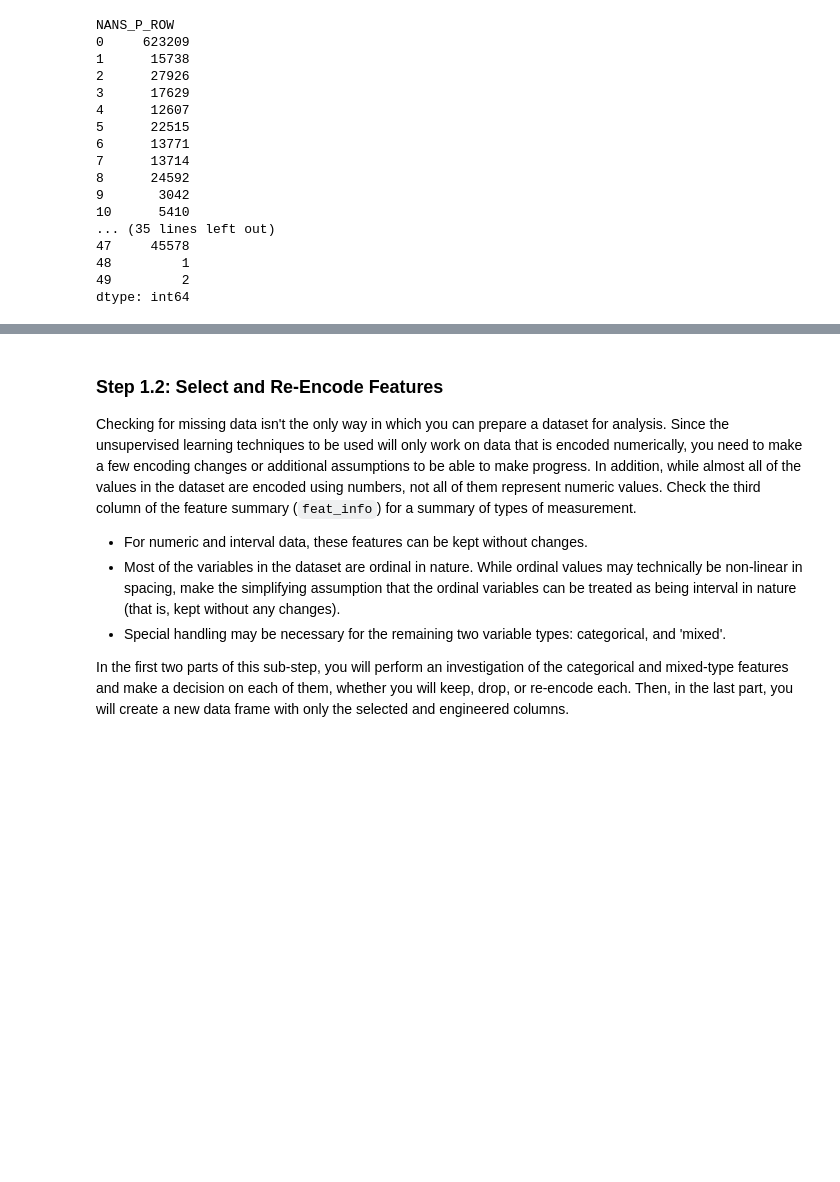
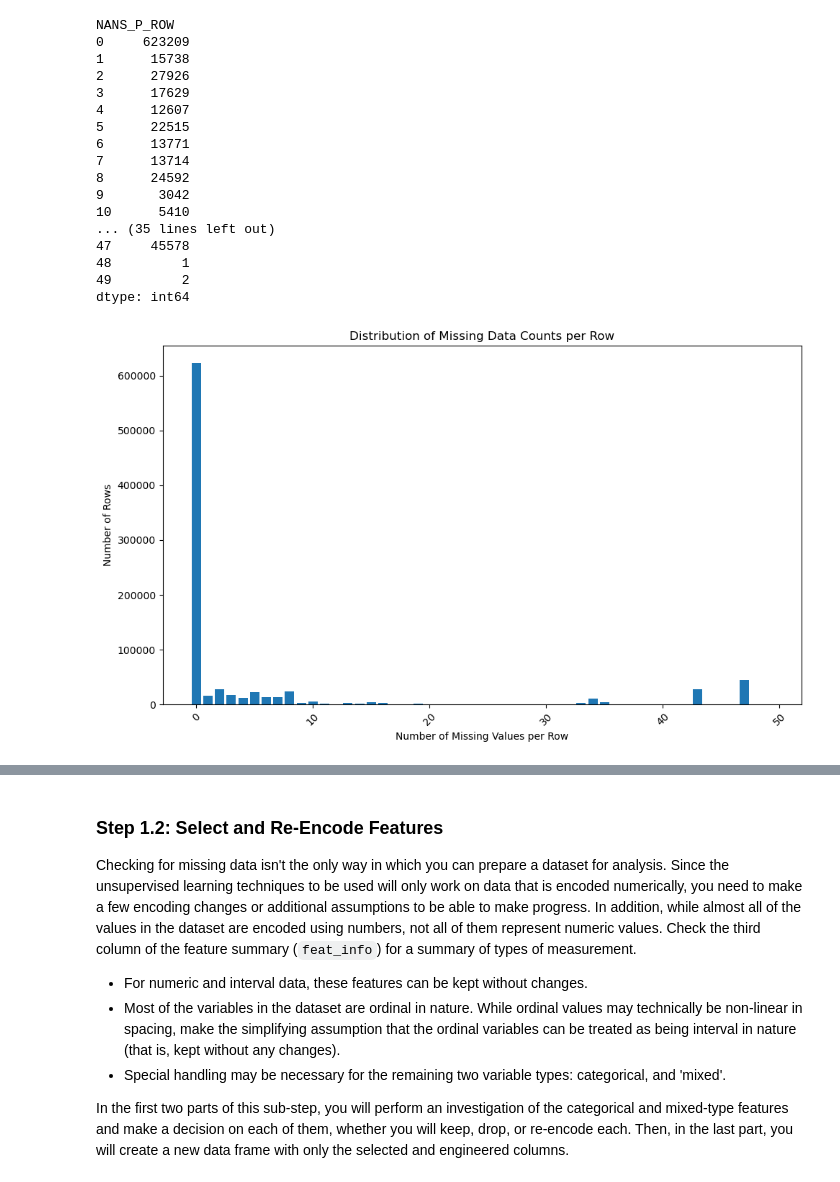
Before and after one commit to EugeneGene/customer_segments_Arvato, a Jupyter notebook: notebooks/Identify_Customer_Segments.ipynb, the cells around one changed output, grey strips where cells are left out. Saved outputs shown, nothing was run; the diff lists cells and outputs as text; code cells hidden in the pictures; blank space fills up the shorter version.

```diff
--- a/notebooks/Identify_Customer_Segments.ipynb
+++ b/notebooks/Identify_Customer_Segments.ipynb
@@ -113,15 +115,3 @@ The feature summary file contains a summary of properties for each demographics
 The fourth column of the feature attributes summary (loaded in above as `feat_info`) documents the codes from the data dictionary that indicate missing or unknown data. While the file encodes this as a list (e.g. `[-1,0]`), this will get read in as a string object. You'll need to do a little bit of parsing to make use of it to identify and clean the data. Convert data that matches a 'missing' or 'unknown' value code into a numpy NaN value. You might want to see how much data takes on a 'missing' or 'unknown' code, and how much data is naturally missing, as a point of interest.
 
 **As one more reminder, you are encouraged to add additional cells to break up your analysis into manageable chunks.**
-# %%
-# First Pass at Replacing strings with literal evaluations
-# on just a few rows
-for i, column in enumerate(azdias.columns):
-    if i%5 == 4: # Evaluate every fifth line
-        print(column)
-        nan_codes = feat_info.loc[column]['missing_or_unknown']
-        print(f"{nan_codes} is type {type(nan_codes)}")
-        nan_codes = nan_codes.replace('XX', "'XX'")
-        nan_codes = nan_codes.replace('X', "'X'")
-        nan_codes_list = ast.literal_eval(nan_codes)
-        print(f"{nan_codes_list} is type {type(nan_codes_list)}")
@@ -179,13 +135,0 @@ RELAT_AB
-# %%
-# Identify missing or unknown data values and convert them to NaNs.
-for i, column in enumerate(azdias.columns):
-    nan_codes = feat_info.loc[column]['missing_or_unknown']
-    try:
-        nan_codes = nan_codes.replace('XX', "'XX'")
-        nan_codes_list = ast.literal_eval(nan_codes)
-    except (ValueError, SyntaxError) as e:
-        print(f"Error: {e} for {nan_codes} will replace with \'X\'")
-        nan_codes = nan_codes.replace('X', "'X'")
-        nan_codes_list = ast.literal_eval(nan_codes)
-
-    azdias[column].replace(nan_codes_list, np.nan, inplace=True)
@@ -336,3 +289,15 @@ NANS_P_ROW
 48         1
 49         2
 dtype: int64
+# %%
+# Plot the distribution of missing data counts
+plt.figure(figsize=(10, 6))
+plt.bar(row_groups.index, row_groups.values)
+plt.xlabel('Number of Missing Values per Row')
+plt.ylabel('Number of Rows')
+plt.title('Distribution of Missing Data Counts per Row')
+plt.xticks(rotation=45)
+plt.tight_layout()
+plt.show()
+# %% [output]
+[figure, added]
```
Also changed, not shown: parts of 98 cells of this notebook, 1 other file.
